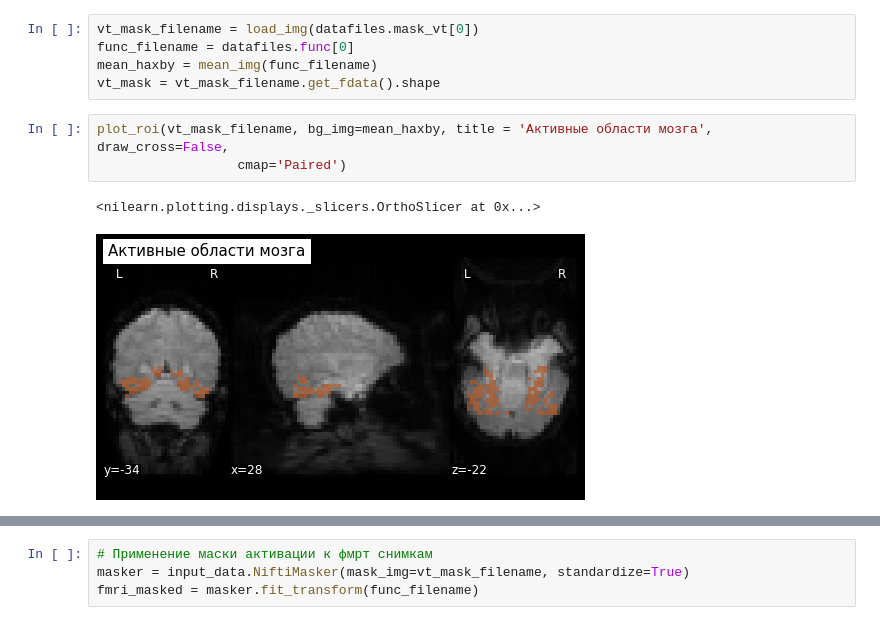
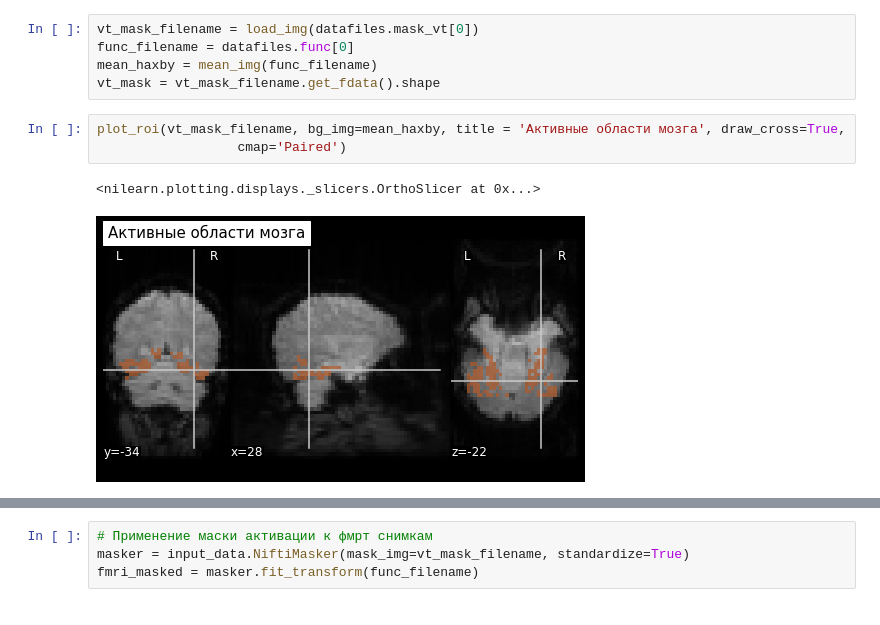
Before and after one commit to Daniilmipt007/project_VKR, a Jupyter notebook: code_fmri/fmri_analysis.ipynb, the cells around one changed output, grey strips where cells are left out. Saved outputs shown, nothing was run; the diff lists cells and outputs as text.

```diff
--- a/code_fmri/fmri_analysis.ipynb
+++ b/code_fmri/fmri_analysis.ipynb
@@ -102,11 +111,11 @@ func_filename = datafiles.func[0]
 mean_haxby = mean_img(func_filename)
 vt_mask = vt_mask_filename.get_fdata().shape
 # %%
-plot_roi(vt_mask_filename, bg_img=mean_haxby, title = 'Активные области мозга', draw_cross=False,
+plot_roi(vt_mask_filename, bg_img=mean_haxby, title = 'Активные области мозга', draw_cross=True,
                   cmap='Paired')
 # %% [output]
 <nilearn.plotting.displays._slicers.OrthoSlicer at 0x...>
-[figure, old version]
+[figure, new version]
 # %%
 plot_epi(mean_haxby, cut_coords=(0, 0, 0), cmap='magma', title = 'Усредненный снимок фМРТ')
 # %% [output]
```
Also changed, not shown: parts of 11 cells of this notebook, 11 other files.
